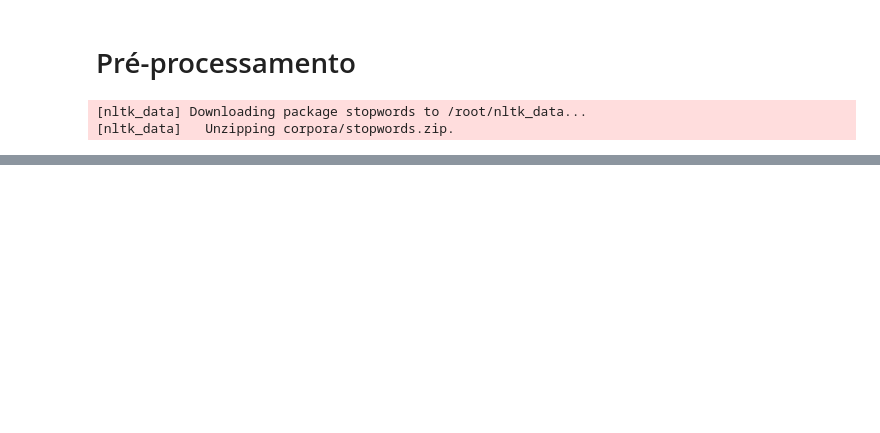
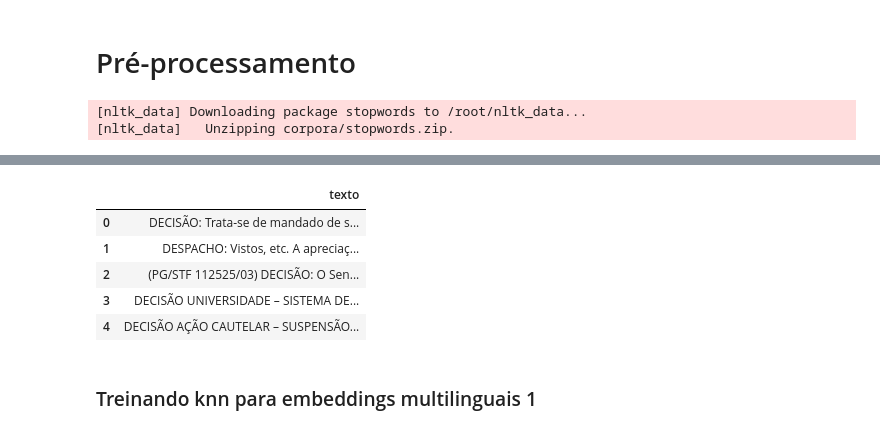
Before and after one commit to GusSampaio/Classificacao_Multirrotulo_no_Dominio_Juridico, a Jupyter notebook: Mineração_de_Textos_para_Domínio_Jurídico.ipynb, the cells around one changed output, grey strips where cells are left out. Saved outputs shown, nothing was run; the diff lists cells and outputs as text; code cells hidden in the pictures; blank space fills up the shorter version.

```diff
--- a/Mineração_de_Textos_para_Domínio_Jurídico.ipynb
+++ b/Mineração_de_Textos_para_Domínio_Jurídico.ipynb
@@ -274,0 +222,15 @@ KeyboardInterrupt:
+# %%
+X_test = pd.read_pickle("X_test.pkl")
+y_test = pd.read_pickle("Y_test.pkl")
+
+X_test.reset_index(drop=True, inplace=True)
+y_test.reset_index(drop=True, inplace=True)
+# %%
+X_test.head()
+# %% [output]
+|  | texto |
+| 0 | DECISÃO: Trata-se de mandado de s... |
+| 1 | DESPACHO: Vistos, etc. A apreciaç... |
+| 2 | (PG/STF 112525/03) DECISÃO: O Sen... |
+| 3 | DECISÃO UNIVERSIDADE – SISTEMA DE... |
+| 4 | DECISÃO AÇÃO CAUTELAR – SUSPENSÃO... |
@@ -274,0 +241,2 @@ KeyboardInterrupt:
+# %% [markdown]
+### Treinando knn para embeddings multilinguais 1
```
Also changed, not shown: parts of 20 cells of this notebook.
